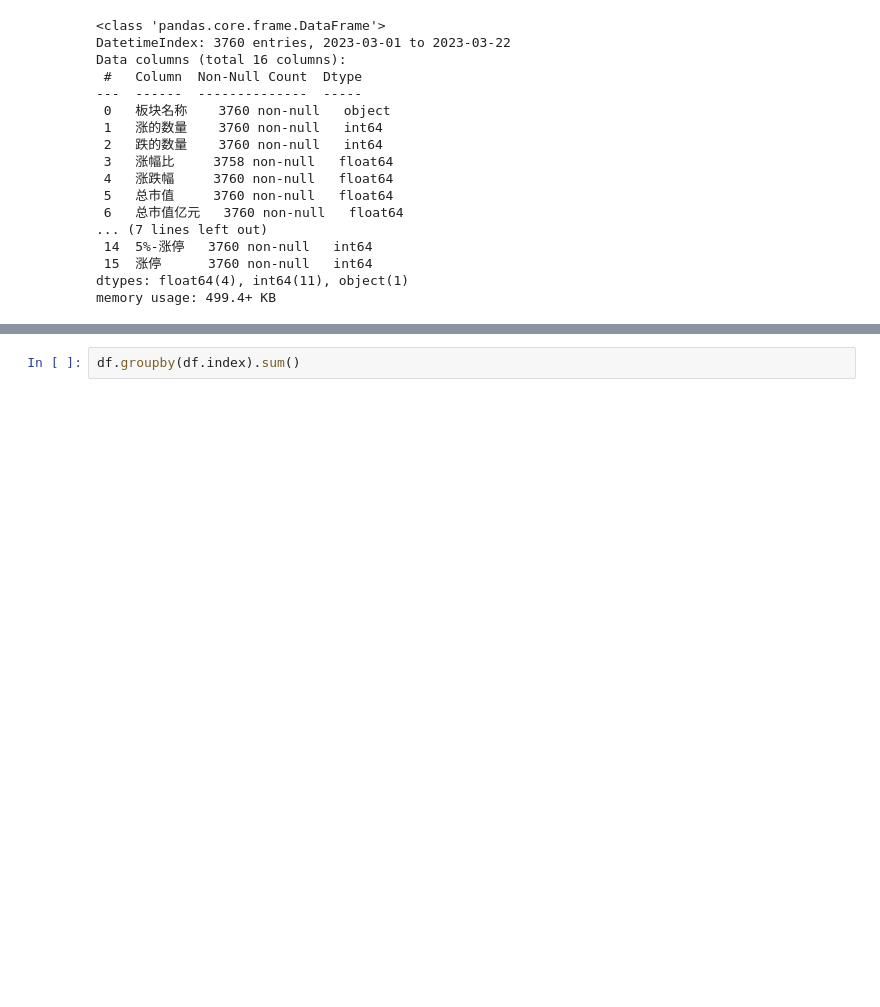
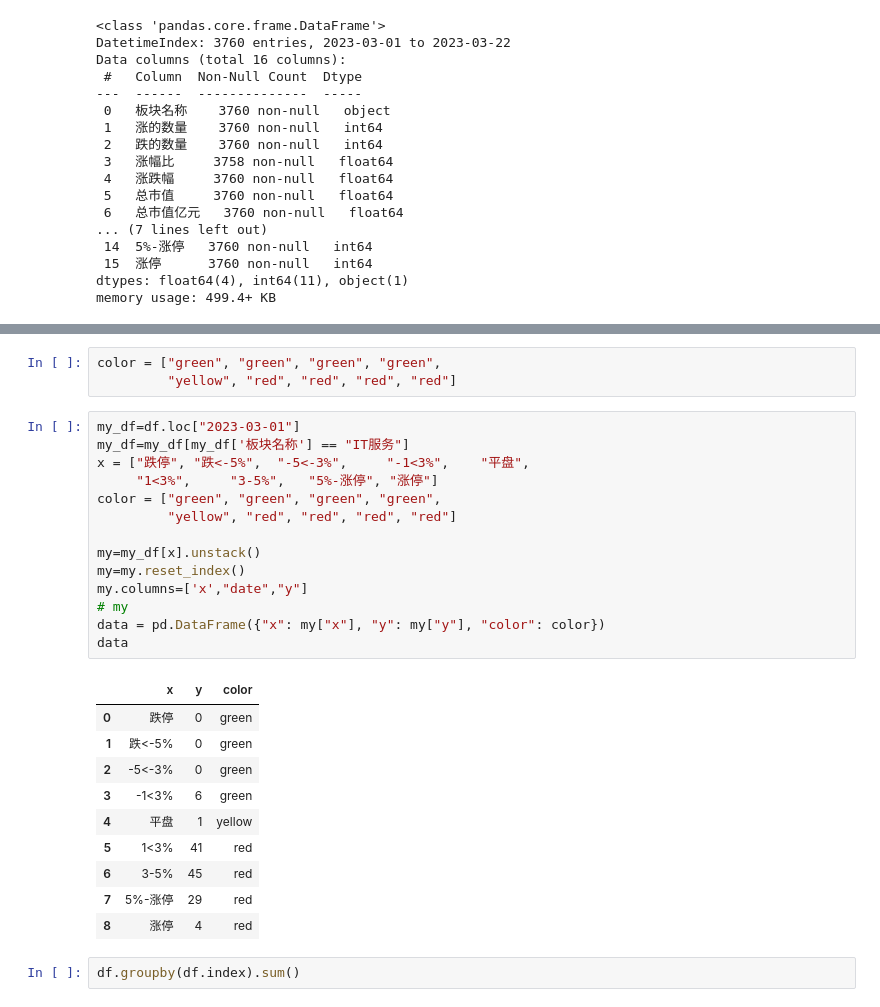
Before and after one commit to minikiller/streamlit-project, a Jupyter notebook: tools/按板块分组统计.ipynb, the cells around one changed output, grey strips where cells are left out. Drawn from its saved outputs; the diff is of its cells as text; blank space fills up the shorter version.

```diff
--- a/tools/按板块分组统计.ipynb
+++ b/tools/按板块分组统计.ipynb
@@ -369,6 +369,34 @@ df.head()
 | 2023-03-01 | 专业工程 | 31 | 3 | 91.176471 | 1.343529 | 3.725464e+11 | 3725.46 | 0 | 0 | 0 | 3 | ... |
 | 2023-03-01 | 专业服务 | 20 | 6 | 76.923077 | 0.585556 | 1.848354e+11 | 1848.35 | 0 | 0 | 0 | 6 | ... |
 | 2023-03-01 | 专业连锁 | 6 | 1 | 85.714286 | 0.792500 | 6.418736e+10 | 641.87 | 0 | 1 | 0 | 0 | ... |
+# %%
+color = ["green", "green", "green", "green",
+         "yellow", "red", "red", "red", "red"]
+# %%
+my_df=df.loc["2023-03-01"]
+my_df=my_df[my_df['板块名称'] == "IT服务"]
+x = ["跌停", "跌<-5%",  "-5<-3%",     "-1<3%",    "平盘",
+     "1<3%",     "3-5%",   "5%-涨停", "涨停"]
+color = ["green", "green", "green", "green",
+         "yellow", "red", "red", "red", "red"]
+
+my=my_df[x].unstack()
+my=my.reset_index()
+my.columns=['x',"date","y"]
+# my
+data = pd.DataFrame({"x": my["x"], "y": my["y"], "color": color})
+data
+# %% [output]
+|  | x | y | color |
+| 0 | 跌停 | 0 | green |
+| 1 | 跌<-5% | 0 | green |
+| 2 | -5<-3% | 0 | green |
+| 3 | -1<3% | 6 | green |
+| 4 | 平盘 | 1 | yellow |
+| 5 | 1<3% | 41 | red |
+| 6 | 3-5% | 45 | red |
+| 7 | 5%-涨停 | 29 | red |
+| 8 | 涨停 | 4 | red |
 # %%
 df.groupby(df.index).sum()
 # %% [output]
```
Also changed, not shown: 2 other files.
